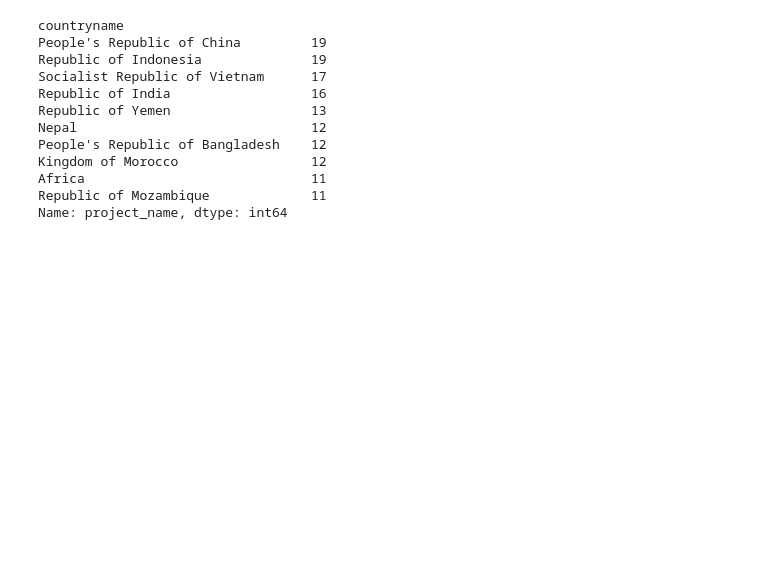
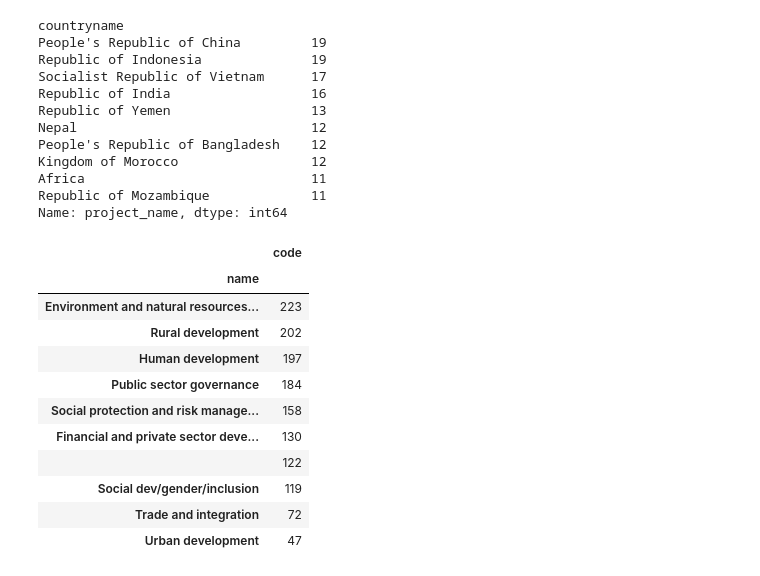
Before and after one commit to ohmgmatt/Springboard, a Jupyter notebook: mini_project_json/data_wrangling_json/sliderule_dsi_json_exercise.ipynb, the cells around one changed output. Drawn from its saved outputs; the diff is of its cells as text; code cells hidden in the pictures; blank space fills up the shorter version.

```diff
--- a/mini_project_json/data_wrangling_json/sliderule_dsi_json_exercise.ipynb
+++ b/mini_project_json/data_wrangling_json/sliderule_dsi_json_exercise.ipynb
@@ -99,7 +99,7 @@ Using data in file 'data/world_bank_projects.json' and the techniques demonstrat
 2. Find the top 10 major project themes (using column 'mjtheme_namecode')
 3. In 2. above you will notice that some entries have only the code and the name is missing. Create a dataframe with the missing names filled in.
 # %%
-df = pd.read_json('data/world_bank_projects.json')
+df = json.load(open('data/world_bank_projects.json'))
 # %%
 df.info()
 # %% [output]
@@ -146,3 +143,22 @@ Kingdom of Morocco                 12
 Africa                             11
 Republic of Mozambique             11
 Name: project_name, dtype: int64
+# %%
+# 2) Find the top 10 major project themes (using column 'mjtheme_namecode')
+set = json_normalize(df, 'mjtheme_namecode')
+projects = set.groupby('name').count()
+# %%
+projects.sort_values('code', ascending = False).head(10)
+# %% [output]
+|  | code |
+| name |  |
+| Environment and natural resources... | 223 |
+| Rural development | 202 |
+| Human development | 197 |
+| Public sector governance | 184 |
+| Social protection and risk manage... | 158 |
+| Financial and private sector deve... | 130 |
+|  | 122 |
+| Social dev/gender/inclusion | 119 |
+| Trade and integration | 72 |
+| Urban development | 47 |
```
Also changed, not shown: parts of 2 cells of this notebook.
